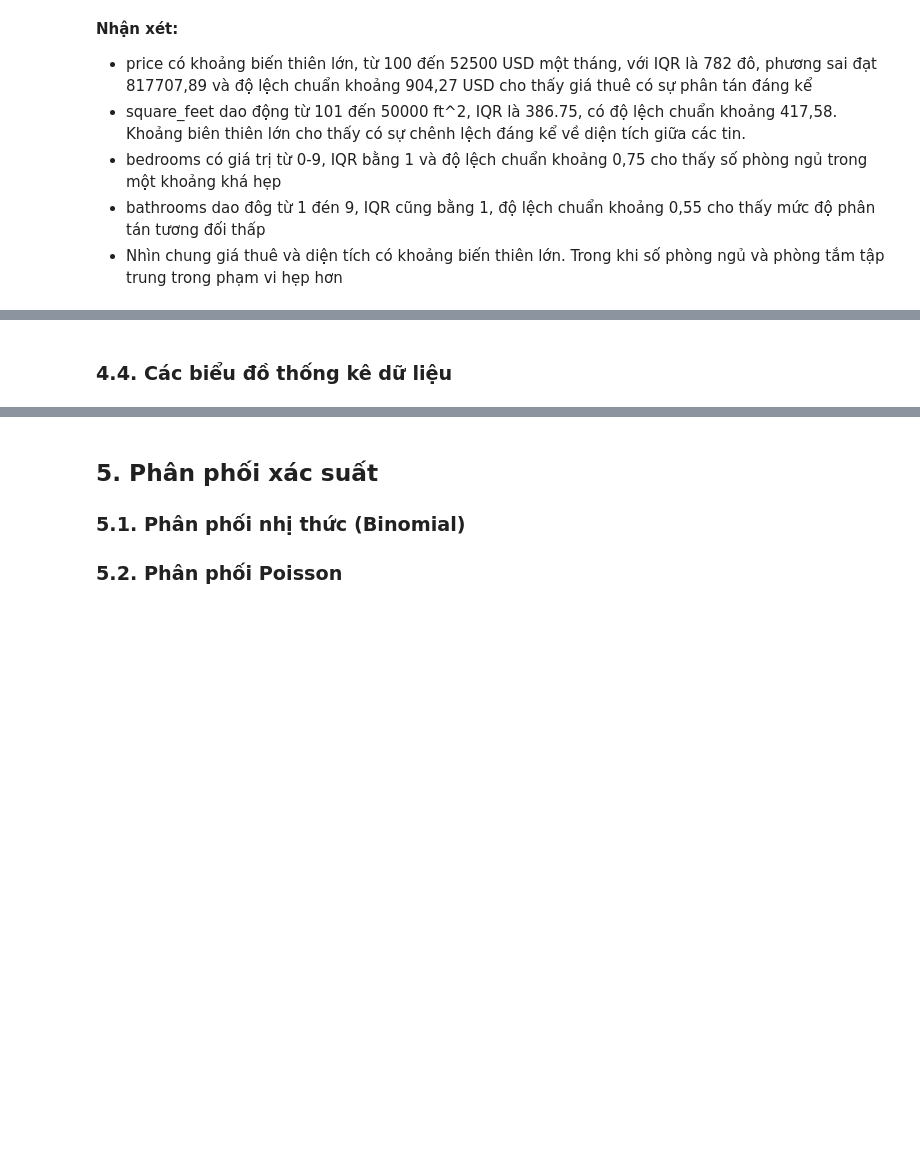
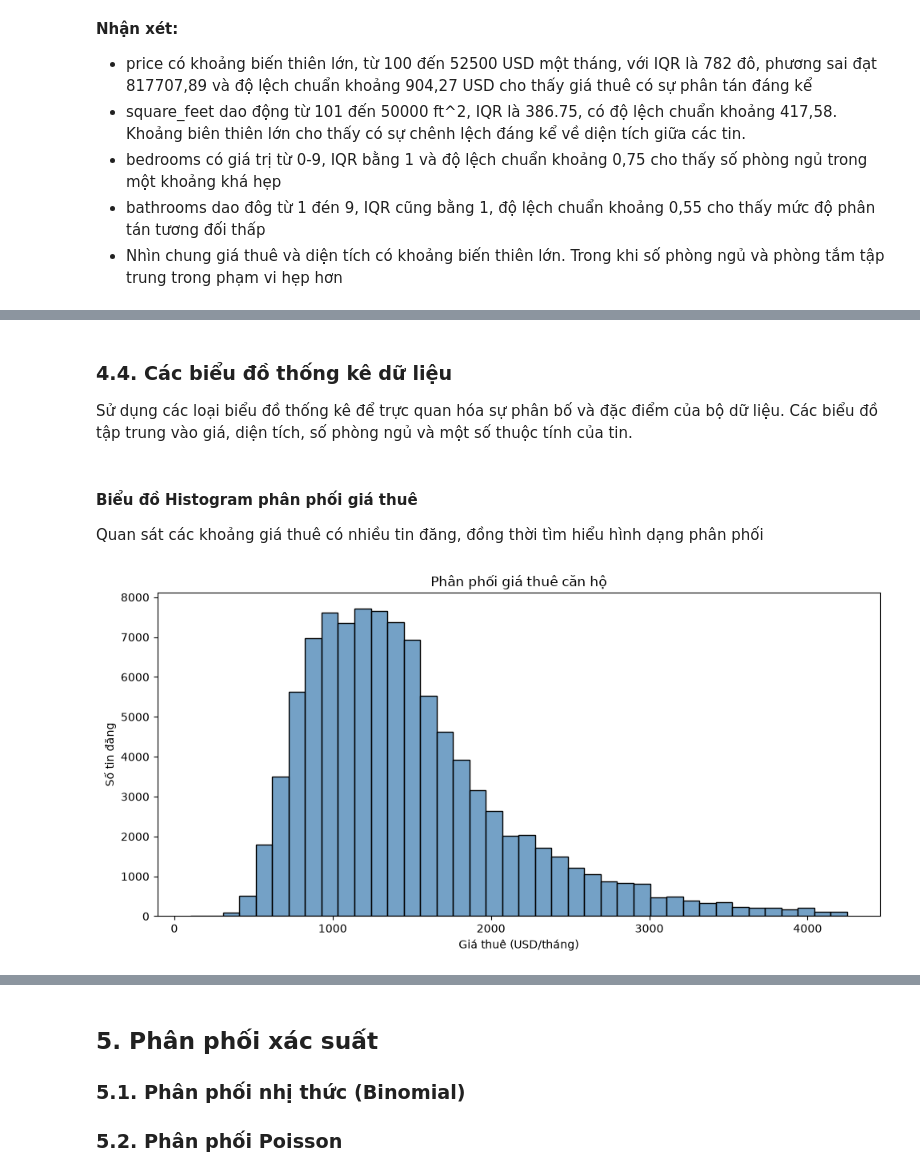
Before and after one commit to 1amBlake/apartment-rental-analysis-iuh, a Jupyter notebook: notebooks/apartment_retal_analysis.ipynb, the cells around one changed output, grey strips where cells are left out. Cells and saved outputs as stored; diff of their text form; code cells hidden in the pictures; blank space fills up the shorter version.

```diff
--- a/notebooks/apartment_retal_analysis.ipynb
+++ b/notebooks/apartment_retal_analysis.ipynb
@@ -820,2 +843,27 @@ display(df_variation.round(2))
 # %% [markdown]
 ### 4.4. Các biểu đồ thống kê dữ liệu
+Sử dụng các loại biểu đồ thống kê để trực quan hóa sự phân bố và đặc điểm của bộ dữ liệu. Các biểu đồ tập trung vào giá, diện tích, số phòng ngủ và một số thuộc tính của tin.
+# %% [markdown]
+#### Biểu đồ Histogram phân phối giá thuê
+Quan sát các khoảng giá thuê có nhiều tin đăng, đồng thời tìm hiểu hình dạng phân phối
+# %%
+price_p99 = df_clean["price"].quantile(0.99)
+df_price_plot = df_clean[df_clean["price"] <= price_p99]
+
+plt.figure(figsize=(10, 5))
+
+sns.histplot(
+    data=df_price_plot,
+    x="price",
+    bins=40,
+    color="steelblue"
+)
+
+plt.title("Phân phối giá thuê căn hộ")
+plt.xlabel("Giá thuê (USD/tháng)")
+plt.ylabel("Số tin đăng")
+
+plt.tight_layout()
+plt.show()
+# %% [output]
+[figure, added]
```
Also changed, not shown: parts of 18 cells of this notebook.
